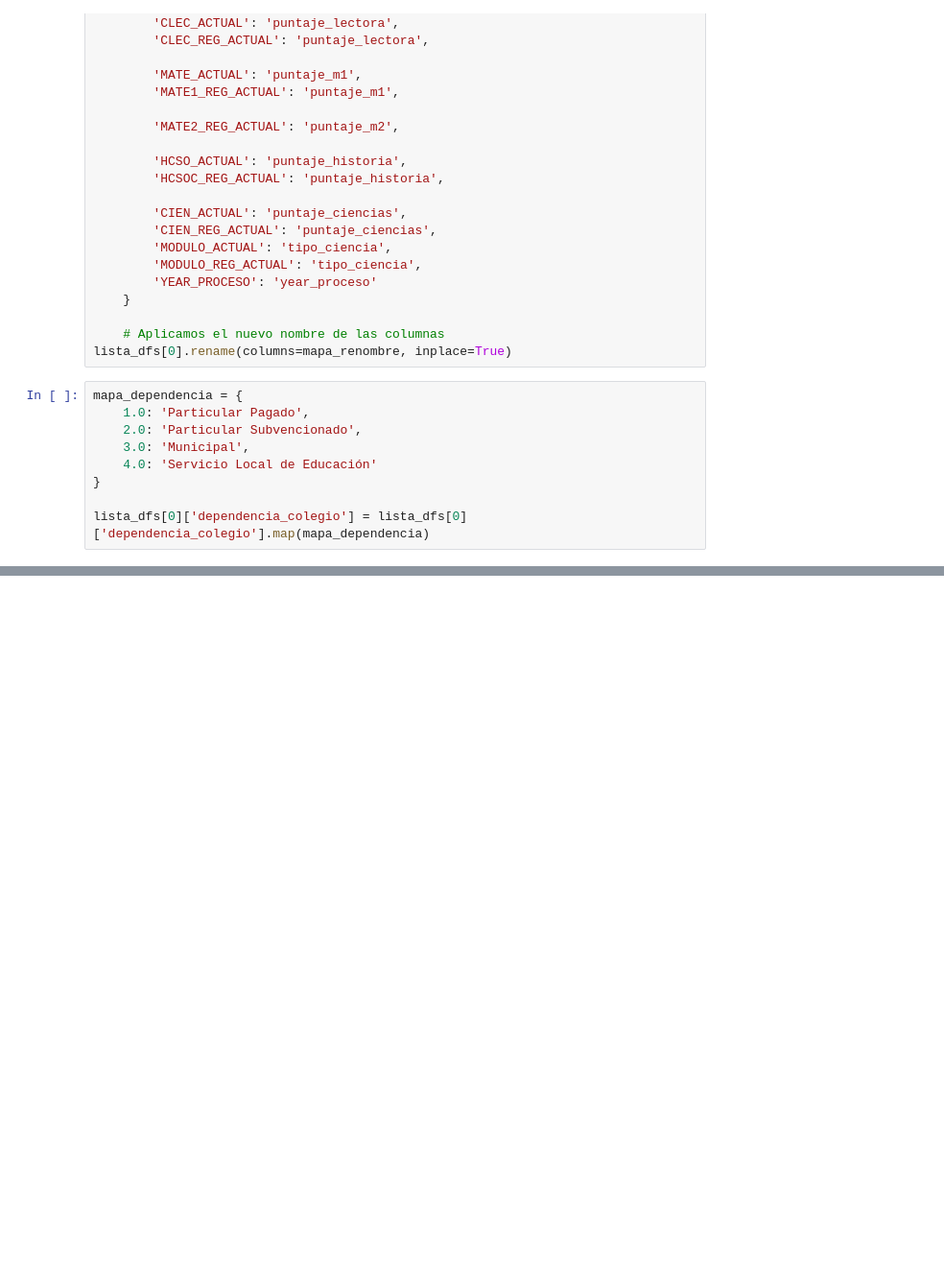
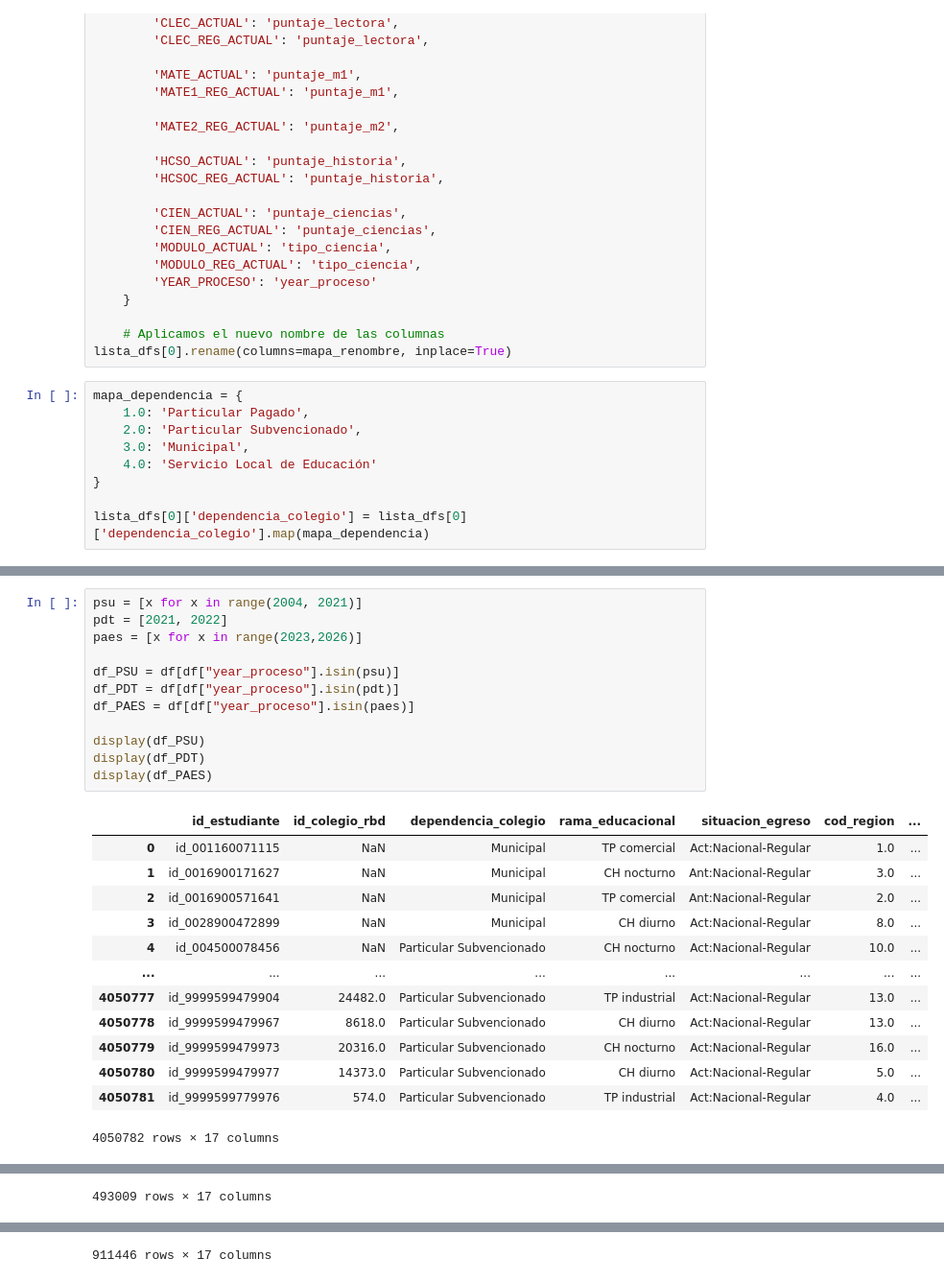
Before and after one commit to BenjaCidR/Proyecto-DEMRE, a Jupyter notebook: notebooks/Analisis_principal_2004-2025.ipynb, the cells around one changed output, grey strips where cells are left out. Shown at 96% size. Saved outputs shown, nothing was run; the diff lists cells and outputs as text; blank space fills up the shorter version.

```diff
--- a/notebooks/Analisis_principal_2004-2025.ipynb
+++ b/notebooks/Analisis_principal_2004-2025.ipynb
@@ -90,0 +122,26 @@ df
+# %%
+psu = [x for x in range(2004, 2021)]
+pdt = [2021, 2022]
+paes = [x for x in range(2023,2026)]
+
+df_PSU = df[df["year_proceso"].isin(psu)]
+df_PDT = df[df["year_proceso"].isin(pdt)]
+df_PAES = df[df["year_proceso"].isin(paes)]
+
+display(df_PSU)
+display(df_PDT)
+display(df_PAES)
+# %% [output]
+|  | id_estudiante | id_colegio_rbd | dependencia_colegio | rama_educacional | situacion_egreso | cod_region | ... |
+| 0 | id_001160071115 | NaN | Municipal | TP comercial | Act:Nacional-Regular | 1.0 | ... |
+| 1 | id_0016900171627 | NaN | Municipal | CH nocturno | Ant:Nacional-Regular | 3.0 | ... |
+| 2 | id_0016900571641 | NaN | Municipal | TP comercial | Ant:Nacional-Regular | 2.0 | ... |
+| 3 | id_0028900472899 | NaN | Municipal | CH diurno | Act:Nacional-Regular | 8.0 | ... |
+| 4 | id_004500078456 | NaN | Particular Subvencionado | CH nocturno | Act:Nacional-Regular | 10.0 | ... |
+| ... | ... | ... | ... | ... | ... | ... | ... |
+| 4050777 | id_9999599479904 | 24482.0 | Particular Subvencionado | TP industrial | Act:Nacional-Regular | 13.0 | ... |
+| 4050778 | id_9999599479967 | 8618.0 | Particular Subvencionado | CH diurno | Act:Nacional-Regular | 13.0 | ... |
+| 4050779 | id_9999599479973 | 20316.0 | Particular Subvencionado | CH nocturno | Act:Nacional-Regular | 16.0 | ... |
+| 4050780 | id_9999599479977 | 14373.0 | Particular Subvencionado | CH diurno | Act:Nacional-Regular | 5.0 | ... |
+| 4050781 | id_9999599779976 | 574.0 | Particular Subvencionado | TP industrial | Act:Nacional-Regular | 4.0 | ... |
+4050782 rows × 17 columns
@@ -90,0 +160 @@ df
+493009 rows × 17 columns
@@ -90,0 +173 @@ df
+911446 rows × 17 columns
```
Also changed, not shown: parts of 13 cells of this notebook, 7 other files.
